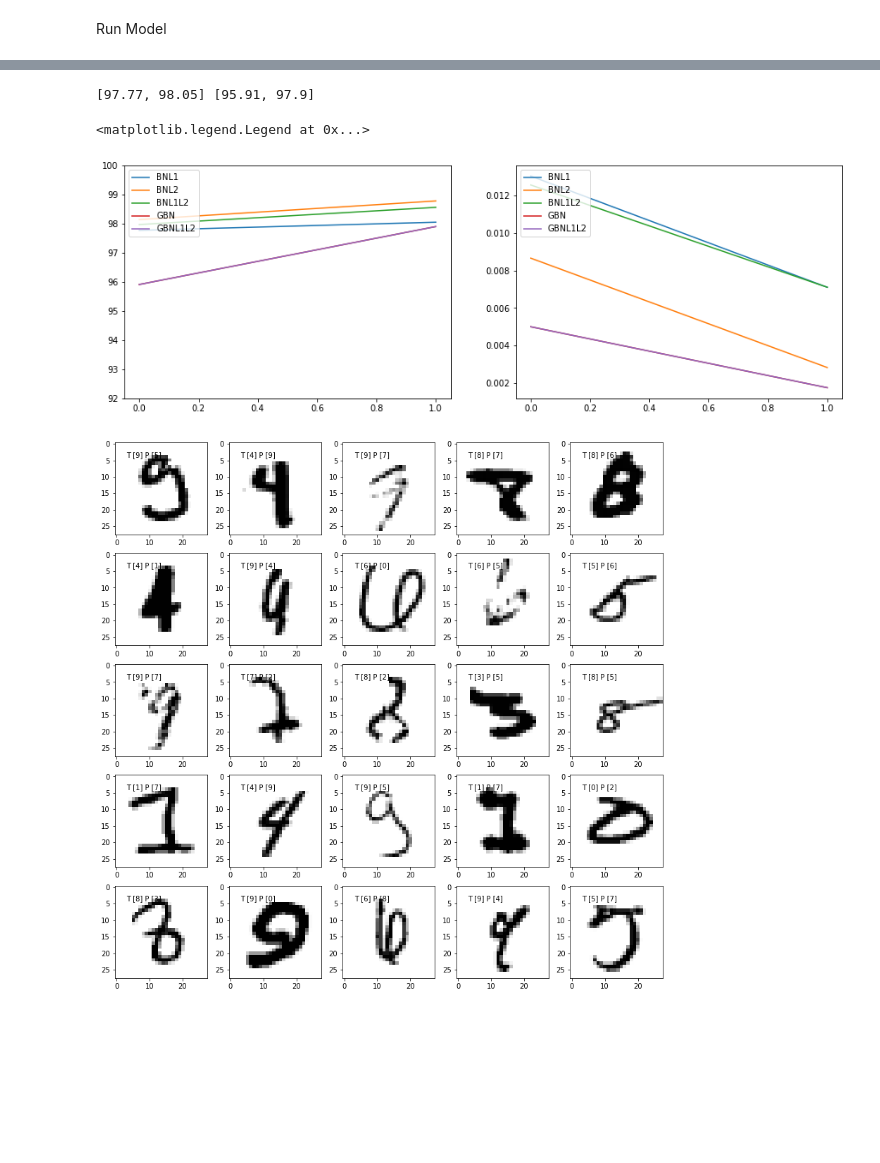
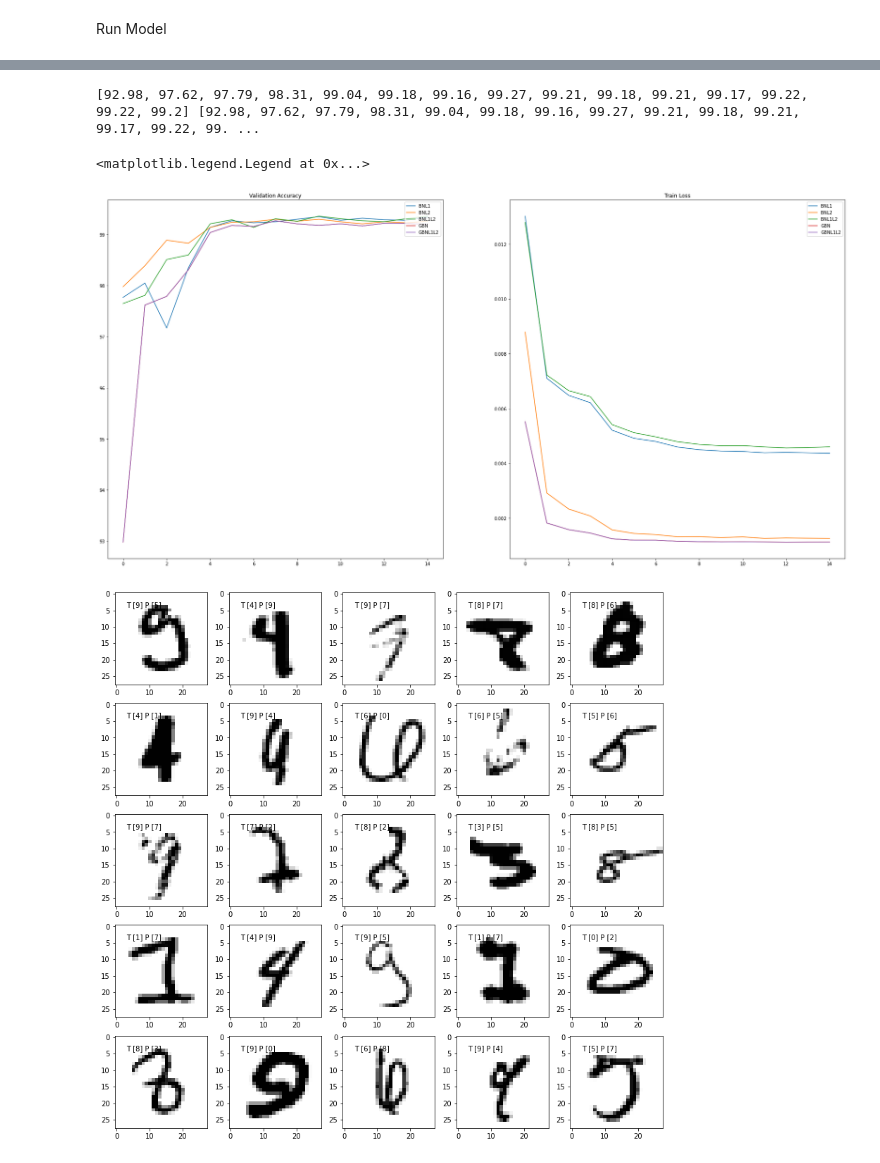
Before and after one commit to maitimalay3/Course1, a Jupyter notebook: S6_Assignment/S6IntroduceRegularization.ipynb, the cells around one changed output, grey strips where cells are left out. Drawn from its saved outputs; the diff is of its cells as text; code cells hidden in the pictures; blank space fills up the shorter version.

```diff
--- a/S6_Assignment/S6IntroduceRegularization.ipynb
+++ b/S6_Assignment/S6IntroduceRegularization.ipynb
@@ -333,7 +333,7 @@ def test(model, device, test_loader, epoch):
             pred = output.argmax(dim=1, keepdim=True)  # get the index of the max log-probability
             correct += pred.eq(target.view_as(pred)).sum().item()
 
-            if epoch == 23 :
+            if epoch == 13 :
               temp = pred.eq(target.view_as(pred)).sum().item()
               temp1 = target.view_as(pred)
               if(len(misclassified)<25):
@@ -401,7 +401,7 @@ for key, value in model_type.items():
     scheduler = StepLR(optimizer, step_size=4, gamma=0.1)
     train_loader, test_loader = dataloading('GBN')
 
-  EPOCHS = 25
+  EPOCHS = 15
 
   for epoch in range(EPOCHS):
     print("EPOCH:", epoch)
@@ -453,7 +454,7 @@ EPOCH: 11
 # %%
-print(validation_acc['BNL1'], validation_acc['GBNL1L2'])
+print(validation_acc['GBN'], validation_acc['GBNL1L2'])
 # %% [output]
-[97.77, 98.05] [95.91, 97.9]
+[92.98, 97.62, 97.79, 98.31, 99.04, 99.18, 99.16, 99.27, 99.21, 99.18, 99.21, 99.17, 99.22, 99.22, 99.2] [92.98, 97.62, 97.79, 98.31, 99.04, 99.18, 99.16, 99.27, 99.21, 99.18, 99.21, 99.17, 99.22, 99. ...
 # %%
 def plot_graphs(df_array, legend_arr, xlabel="Epochs", ylabel="Accuracy"):
     fig, ax = plt.subplots(figsize=(15, 6))
@@ -466,24 +467,27 @@ def plot_graphs(df_array, legend_arr, xlabel="Epochs", ylabel="Accuracy"):
 # %%
 
 import matplotlib.pyplot as plt
 
-fig, axs = plt.subplots(1,2,figsize=(15,5))
-axs[0].set_ylim(92, 100)
+fig, axs = plt.subplots(1,2,figsize=(30,15))
+#axs[0].set_ylim(92, 100)
+axs[0].set_title('Validation Accuracy')
+axs[1].set_title('Train Loss')
+
 axs[0].plot(validation_acc['BNL1'])
 axs[0].plot(validation_acc['BNL2'])
 axs[0].plot(validation_acc['BNL1L2'])
 axs[0].plot(validation_acc['GBN'])
-axs[0].plot(validation_acc['GBN'])
+axs[0].plot(validation_acc['GBNL1L2'])
 axs[1].plot(train_lossmat['BNL1'])
 axs[1].plot(train_lossmat['BNL2'])
 axs[1].plot(train_lossmat['BNL1L2'])
 axs[1].plot(train_lossmat['GBN'])
 axs[1].plot(train_lossmat['GBNL1L2'])
-axs[0].legend(['BNL1', 'BNL2', 'BNL1L2', 'GBN', 'GBNL1L2'], loc='upper left')
-axs[1].legend(['BNL1', 'BNL2', 'BNL1L2', 'GBN', 'GBNL1L2'], loc='upper left')
+axs[0].legend(['BNL1', 'BNL2', 'BNL1L2', 'GBN', 'GBNL1L2'], loc='upper right')
+axs[1].legend(['BNL1', 'BNL2', 'BNL1L2', 'GBN', 'GBNL1L2'], loc='upper right')
 # %% [output]
 <matplotlib.legend.Legend at 0x...>
-[figure, old version]
+[figure, new version]
 # %%
 import matplotlib.pyplot as plt
 fig, axs = plt.subplots(5,5,figsize=(14,14))
```
Also changed, not shown: parts of 2 cells of this notebook.
